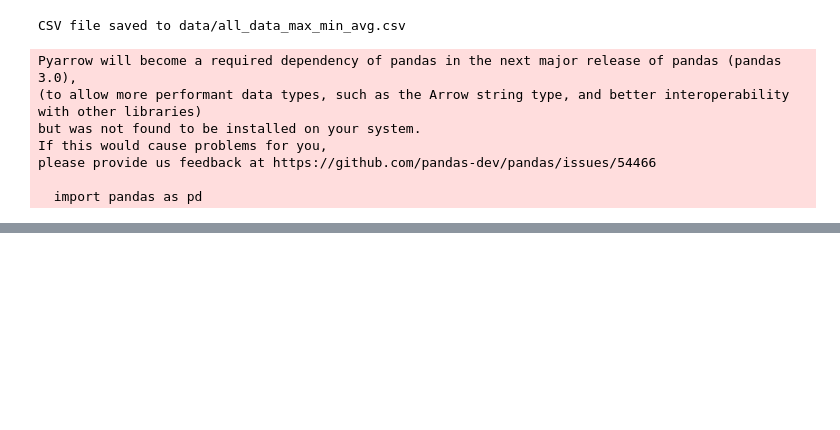
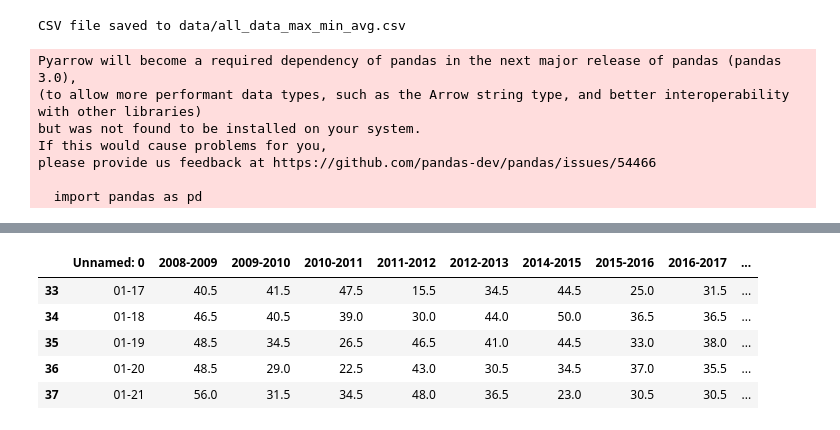
Before and after one commit to RishikaYadannavar/mcis6273-f24-datamining, a Jupyter notebook: homework/hw0/hw0.ipynb, the cells around one changed output, grey strips where cells are left out. Saved outputs shown, nothing was run; the diff lists cells and outputs as text; code cells hidden in the pictures; blank space fills up the shorter version.

```diff
--- a/homework/hw0/hw0.ipynb
+++ b/homework/hw0/hw0.ipynb
@@ -252,0 +266,9 @@ for year in range(2008, 2023):
+# %%
+denver_data.tail()
+# %% [output]
+|  | Unnamed: 0 | 2008-2009 | 2009-2010 | 2010-2011 | 2011-2012 | 2012-2013 | 2014-2015 | 2015-2016 | 2016-2017 | ... |
+| 33 | 01-17 | 40.5 | 41.5 | 47.5 | 15.5 | 34.5 | 44.5 | 25.0 | 31.5 | ... |
+| 34 | 01-18 | 46.5 | 40.5 | 39.0 | 30.0 | 44.0 | 50.0 | 36.5 | 36.5 | ... |
+| 35 | 01-19 | 48.5 | 34.5 | 26.5 | 46.5 | 41.0 | 44.5 | 33.0 | 38.0 | ... |
+| 36 | 01-20 | 48.5 | 29.0 | 22.5 | 43.0 | 30.5 | 34.5 | 37.0 | 35.5 | ... |
+| 37 | 01-21 | 56.0 | 31.5 | 34.5 | 48.0 | 36.5 | 23.0 | 30.5 | 30.5 | ... |
```
Also changed, not shown: parts of 19 cells of this notebook, 2 other files.
